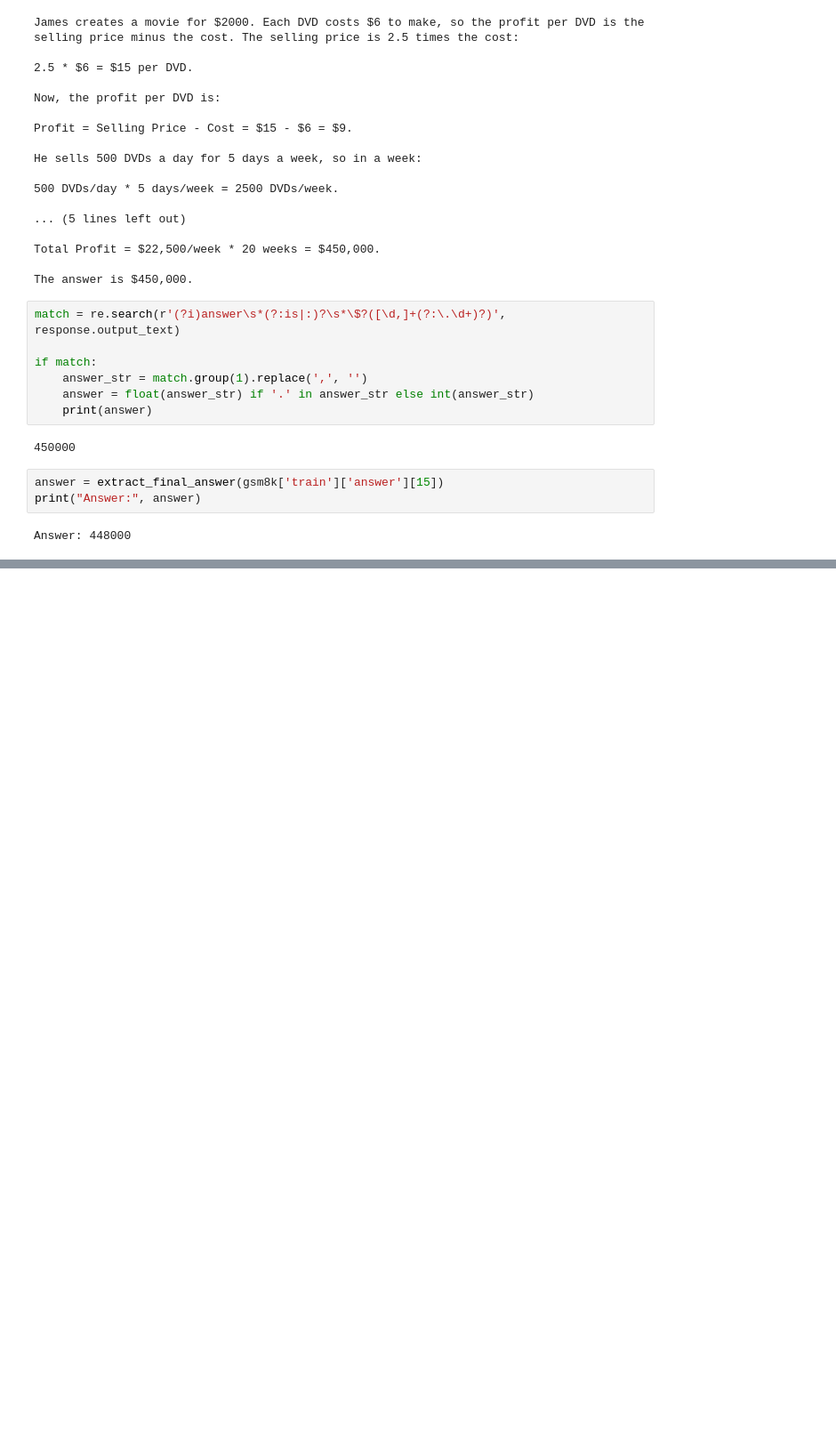
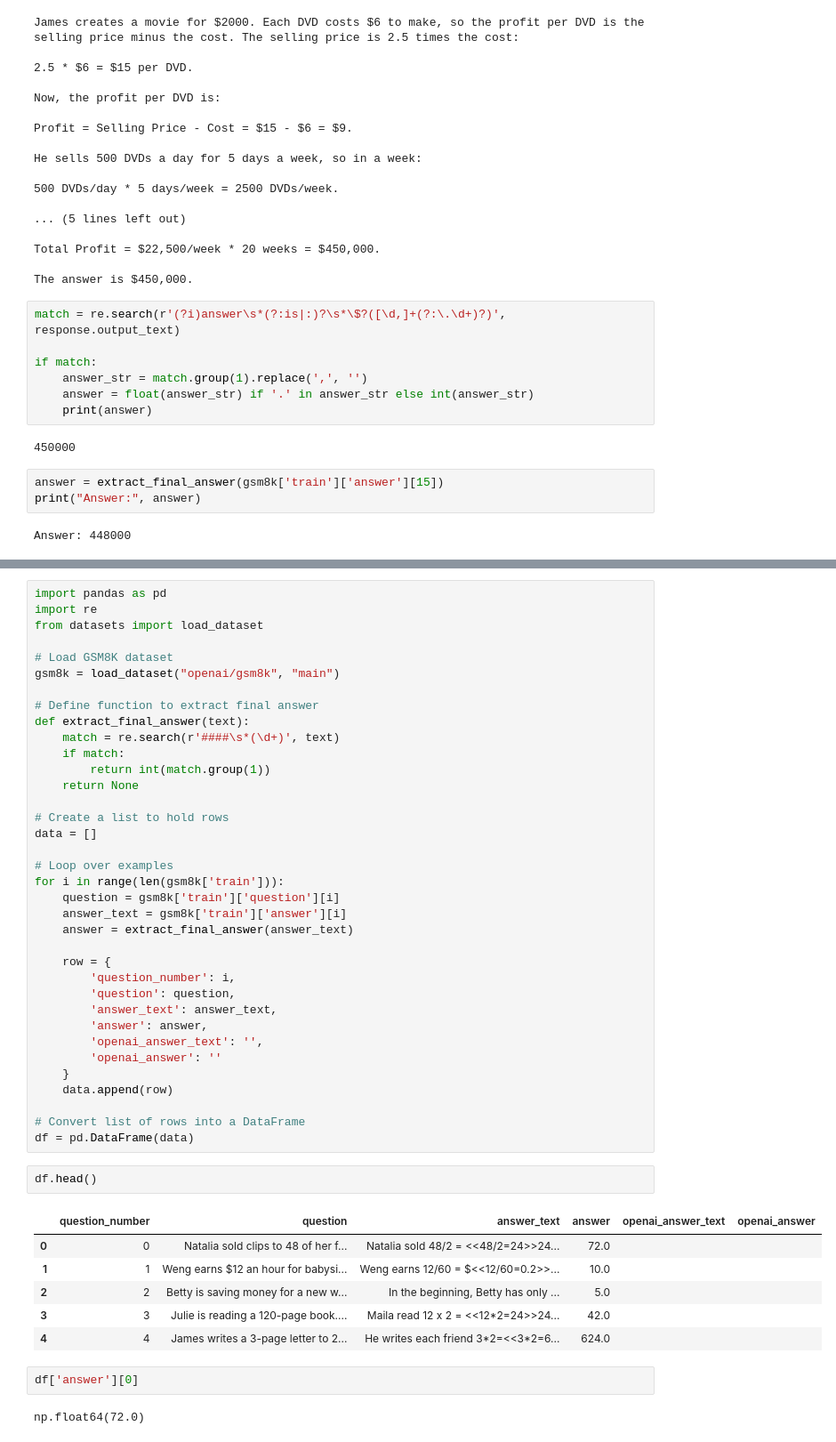
Before and after one commit to bythyag/chain-of-thought, a Jupyter notebook: gsm8k_oai.ipynb, the cells around one changed output, grey strips where cells are left out. Shown at 89% size. Saved outputs shown, nothing was run; the diff lists cells and outputs as text; blank space fills up the shorter version.

```diff
--- a/gsm8k_oai.ipynb
+++ b/gsm8k_oai.ipynb
@@ -123,0 +148,49 @@ Answer: 448000
+# %%
+import pandas as pd
+import re
+from datasets import load_dataset
+
+# Load GSM8K dataset
+gsm8k = load_dataset("openai/gsm8k", "main")
+
+# Define function to extract final answer
+def extract_final_answer(text):
+    match = re.search(r'####\s*(\d+)', text)
+    if match:
+        return int(match.group(1))
+    return None
+
+# Create a list to hold rows
+data = []
+
+# Loop over examples
+for i in range(len(gsm8k['train'])):
+    question = gsm8k['train']['question'][i]
+    answer_text = gsm8k['train']['answer'][i]
+    answer = extract_final_answer(answer_text)
+
+    row = {
+        'question_number': i,
+        'question': question,
+        'answer_text': answer_text,
+        'answer': answer,
+        'openai_answer_text': '',
+        'openai_answer': ''
+    }
+    data.append(row)
+
+# Convert list of rows into a DataFrame
+df = pd.DataFrame(data)
+# %%
+df.head()
+# %% [output]
+|  | question_number | question | answer_text | answer | openai_answer_text | openai_answer |
+| 0 | 0 | Natalia sold clips to 48 of her f... | Natalia sold 48/2 = <<48/2=24>>24... | 72.0 |  |  |
+| 1 | 1 | Weng earns $12 an hour for babysi... | Weng earns 12/60 = $<<12/60=0.2>>... | 10.0 |  |  |
+| 2 | 2 | Betty is saving money for a new w... | In the beginning, Betty has only ... | 5.0 |  |  |
+| 3 | 3 | Julie is reading a 120-page book.... | Maila read 12 x 2 = <<12*2=24>>24... | 42.0 |  |  |
+| 4 | 4 | James writes a 3-page letter to 2... | He writes each friend 3*2=<<3*2=6... | 624.0 |  |  |
+# %%
+df['answer'][0]
+# %% [output]
+np.float64(72.0)
```
Also changed, not shown: parts of 9 cells of this notebook.
